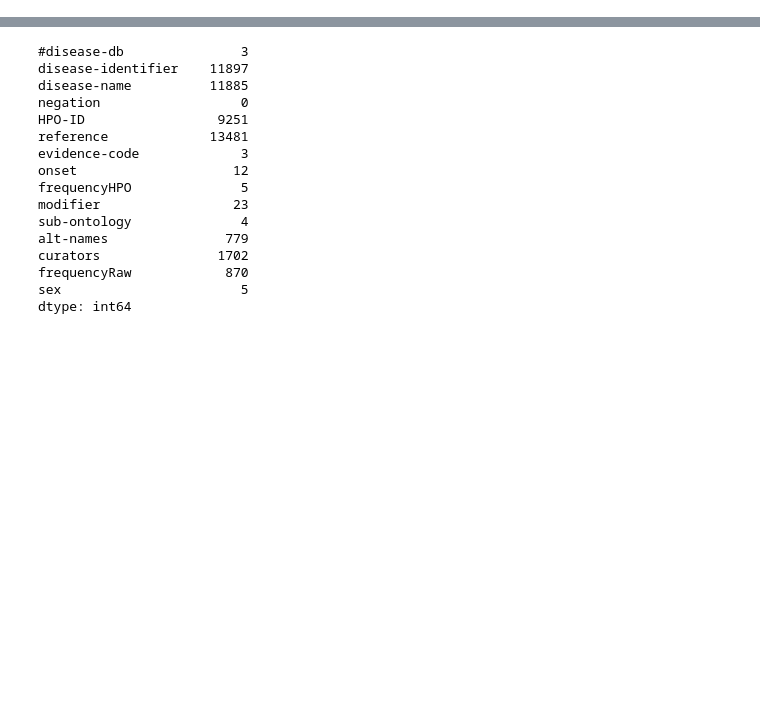
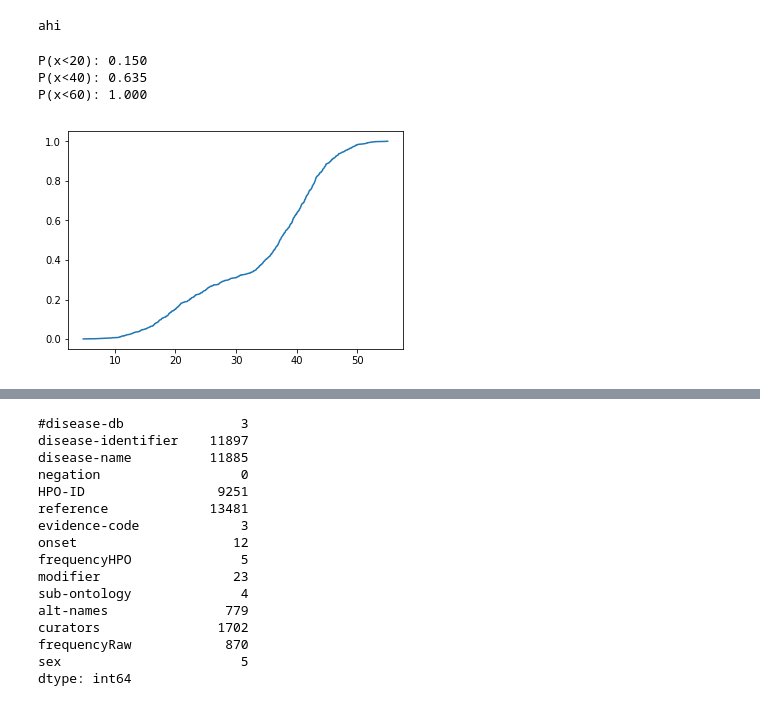
Before and after one commit to miguelcores/patient_similarity_validation_framework, a Jupyter notebook: Notebooks/Patient similarities.ipynb, the cells around one changed output, grey strips where cells are left out. Saved outputs shown, nothing was run; the diff lists cells and outputs as text; code cells hidden in the pictures; blank space fills up the shorter version.

```diff
--- a/Notebooks/Patient similarities.ipynb
+++ b/Notebooks/Patient similarities.ipynb
@@ -0,0 +1,31 @@
+# %%
+exp_variable = '10'
+
+if exp_variable:
+    print('ahi')
+# %% [output]
+ahi
+# %%
+%matplotlib inline
+from matplotlib import pyplot
+from numpy.random import normal
+from numpy import hstack
+from statsmodels.distributions.empirical_distribution import ECDF
+# generate a sample
+sample1 = normal(loc=20, scale=5, size=300)
+sample2 = normal(loc=40, scale=5, size=700)
+sample = hstack((sample1, sample2))
+# fit a cdf
+ecdf = ECDF(sample)
+# get cumulative probability for values
+print('P(x<20): %.3f' % ecdf(20))
+print('P(x<40): %.3f' % ecdf(40))
+print('P(x<60): %.3f' % ecdf(60))
+# plot the cdf
+pyplot.plot(ecdf.x, ecdf.y)
+pyplot.show()
+# %% [output]
+P(x<20): 0.150
+P(x<40): 0.635
+P(x<60): 1.000
+[figure, added]
```
Also changed, not shown: parts of 1 cell of this notebook, 30 other files.
